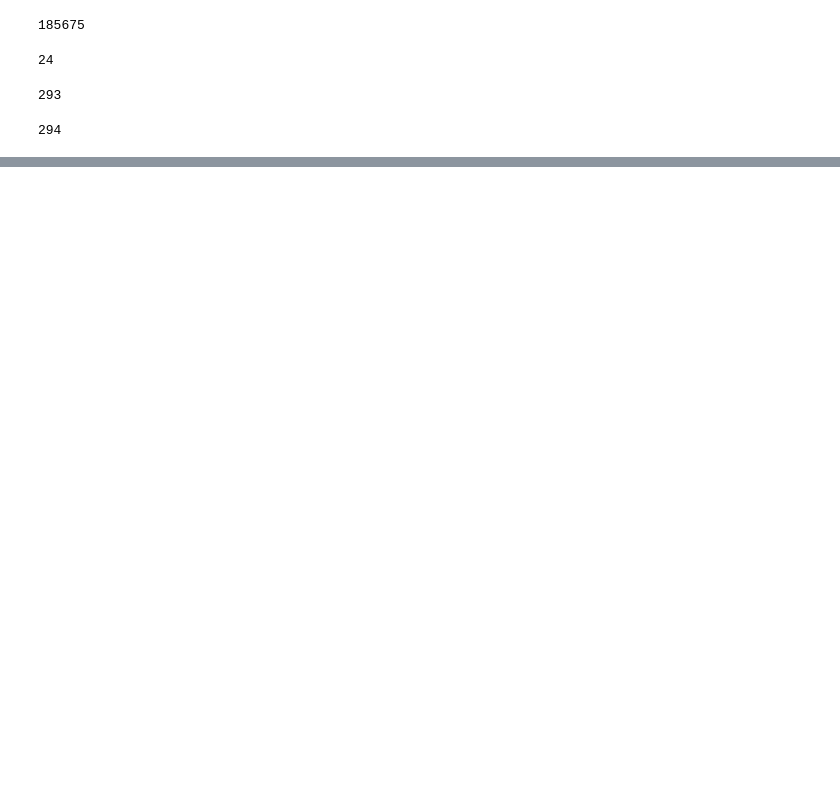
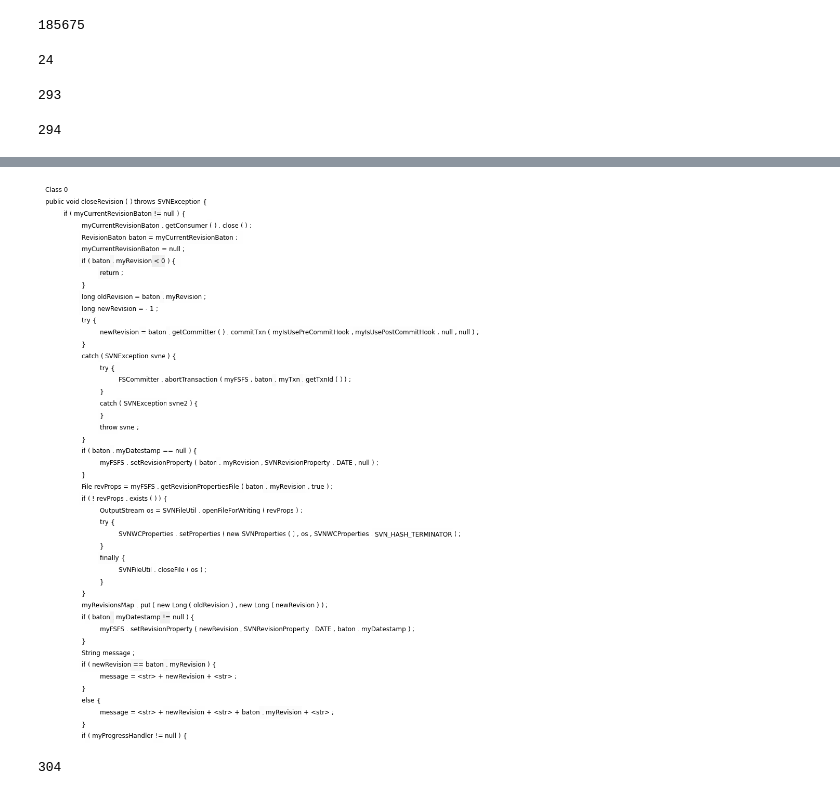
Before and after one commit to Lizhmq/CodeBertRationalizer, a Jupyter notebook: tmp.ipynb, the cells around one changed output, grey strips where cells are left out. Saved outputs shown, nothing was run; the diff lists cells and outputs as text; code cells hidden in the pictures; blank space fills up the shorter version.

```diff
--- a/tmp.ipynb
+++ b/tmp.ipynb
@@ -74,5 +78,9 @@ tok2 = RobertaTokenizer.from_pretrained(path)
 # %%
-import pickle
+model_path = "./save/java-classifier4/checkpoint-36000-0.9365"
 data_path = '../bigJava/datasets/test.pkl'
+
 with open(data_path, 'rb') as f:
-    data = pickle.load(f)
+    test_data = pickle.load(f)
+device = torch.device("cpu")
+cls_model = codebert_cls(model_path, device)
+scorer = SaliencyScorer(cls_model)
@@ -88,0 +89,8 @@ tok.subword_tokenize_to_ids(some[0])[0][354]
+# %%
+inputs = [test_data['norm'][81]]
+# %%
+l = min(len(inputs[0]), len(attentions[0]))
+# %%
+gen_score_img(inputs[0][:l], attentions[0][:l], 0)
+# %% [output]
+[figure, added]
@@ -88,0 +99,4 @@ tok.subword_tokenize_to_ids(some[0])[0][354]
+# %%
+len(attentions[0])
+# %% [output]
+304
```
Also changed, not shown: parts of 18 cells of this notebook, 3 other files.
